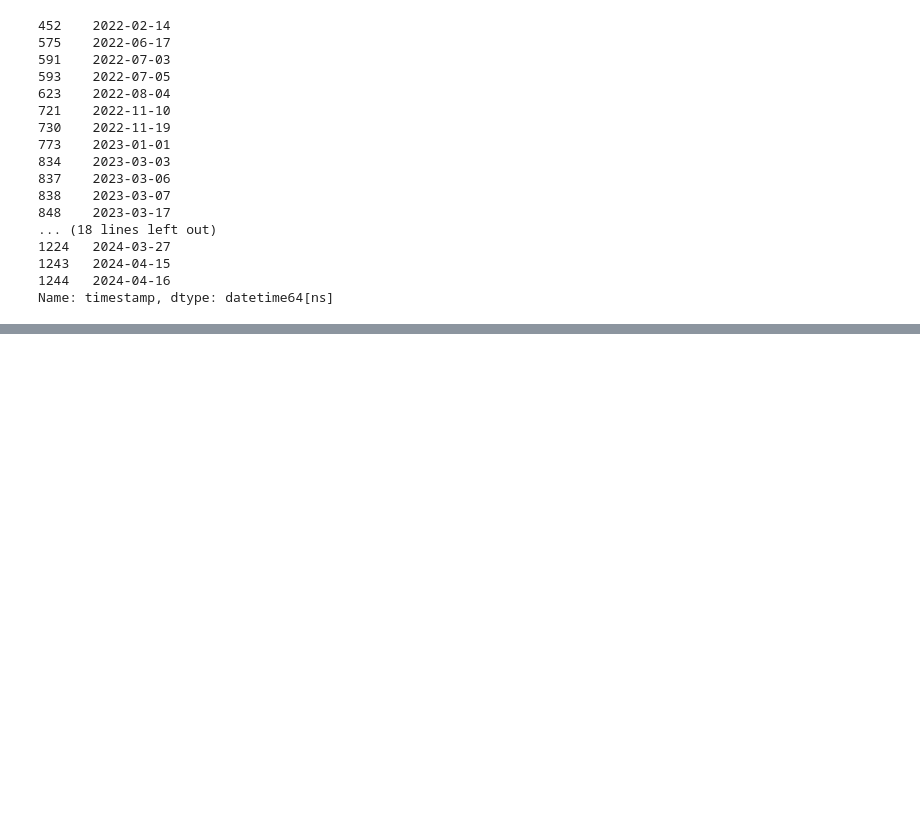
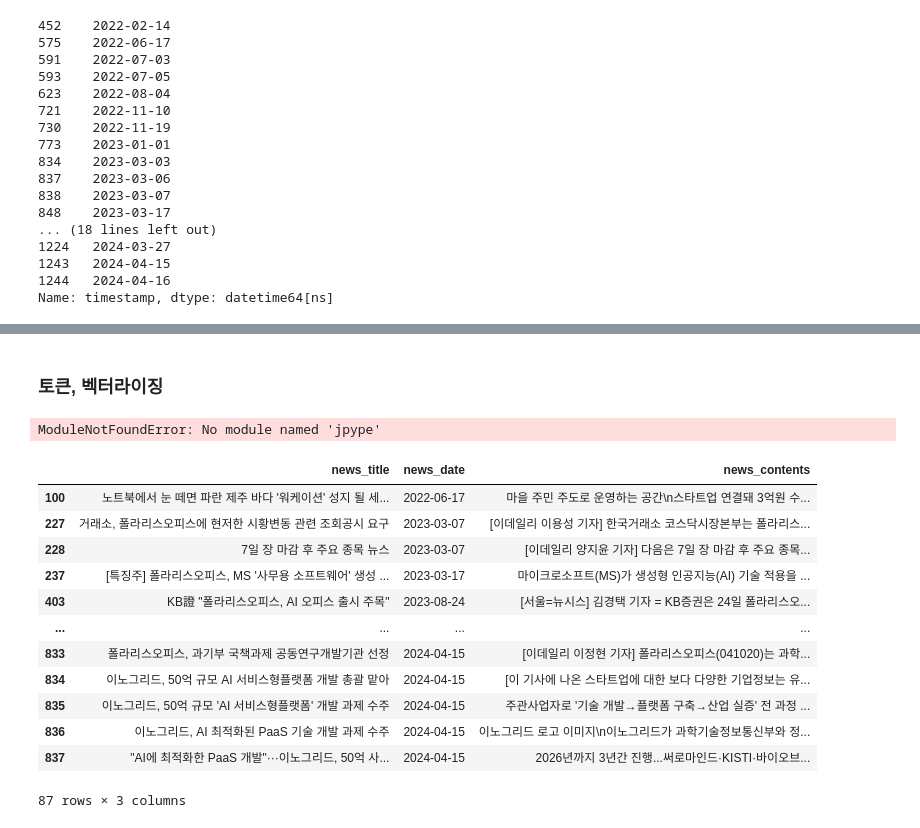
Before and after one commit to entangelk/poliris_news, a Jupyter notebook: docs/analysis/stock_analysis.ipynb, the cells around one changed output, grey strips where cells are left out. Drawn from its saved outputs; the diff is of its cells as text; code cells hidden in the pictures; blank space fills up the shorter version.

```diff
--- a/docs/analysis/stock_analysis.ipynb
+++ b/docs/analysis/stock_analysis.ipynb
@@ -223,0 +223,42 @@ Text(0.5, 1.0, '토큰 가격 상승률 10% 이상인 날짜')
+# %%
+# 영어, 한글만 선택
+import re
+
+def replace_text(text):
+    text = text.replace('\\n',' ')
+    text = re.sub(r'[^a-zA-Z가-힣\s]',' ',text)
+    return text
+# %%
+df_check_date_count['newText'] = df_check_date_count['news_title'] + ' ' + df_check_date_count['news_contents']
+df_check_date_count['newText'] = df_check_date_count['newText'].apply(replace_text)
+# %% [markdown]
+### 토큰, 벡터라이징
+# %%
+from konlpy.tag import Okt
+stopword = ['도', '는', '다', '의', '가', '이', '은', '한', '에', '하', '고', '을', '를', '인', '듯', '과', '와', '네', '들', '듯', '지', '임', '게','의','가','들','는','좀','잘','걍','과','도','를','으로','자','에','와','한','하다']
+
+# Okt 형태소 분석기 인스턴스 생성
+okt = Okt()
+
+import numpy as np
+
+
+# 토크나이징 함수 정의
+def tokenizer(raw, pos=["Noun","Alpha","Verb","Number"], stopword=stopword):
+
+  get_list = []
+
+  for word, tag in okt.pos(raw,norm=True,stem=True):
+    if len(word) <= 1:
+      word = '공란'
+
+    if tag in pos and word not in stopword:
+      get_list.append(word)
+    else:
+      get_list.append('공란')
+    pass
+
+
+  return get_list
+# %% [output]
+ModuleNotFoundError: No module named 'jpype'
@@ -223,0 +268,16 @@ Text(0.5, 1.0, '토큰 가격 상승률 10% 이상인 날짜')
+# %%
+df_check_date_count
+# %% [output]
+|  | news_title | news_date | news_contents |
+| 100 | 노트북에서 눈 떼면 파란 제주 바다 '워케이션' 성지 될 세... | 2022-06-17 | 마을 주민 주도로 운영하는 공간\n스타트업 연결돼 3억원 수... |
+| 227 | 거래소, 폴라리스오피스에 현저한 시황변동 관련 조회공시 요구 | 2023-03-07 | [이데일리 이용성 기자] 한국거래소 코스닥시장본부는 폴라리스... |
+| 228 | 7일 장 마감 후 주요 종목 뉴스 | 2023-03-07 | [이데일리 양지윤 기자] 다음은 7일 장 마감 후 주요 종목... |
+| 237 | [특징주] 폴라리스오피스, MS '사무용 소프트웨어' 생성 ... | 2023-03-17 | 마이크로소프트(MS)가 생성형 인공지능(AI) 기술 적용을 ... |
+| 403 | KB證 "폴라리스오피스, AI 오피스 출시 주목" | 2023-08-24 | [서울=뉴시스] 김경택 기자 = KB증권은 24일 폴라리스오... |
+| ... | ... | ... | ... |
+| 833 | 폴라리스오피스, 과기부 국책과제 공동연구개발기관 선정 | 2024-04-15 | [이데일리 이정현 기자] 폴라리스오피스(041020)는 과학... |
+| 834 | 이노그리드, 50억 규모 AI 서비스형플랫폼 개발 총괄 맡아 | 2024-04-15 | [이 기사에 나온 스타트업에 대한 보다 다양한 기업정보는 유... |
+| 835 | 이노그리드, 50억 규모 'AI 서비스형플랫폼' 개발 과제 수주 | 2024-04-15 | 주관사업자로 '기술 개발→플랫폼 구축→산업 실증' 전 과정 ... |
+| 836 | 이노그리드, AI 최적화된 PaaS 기술 개발 과제 수주 | 2024-04-15 | 이노그리드 로고 이미지\n이노그리드가 과학기술정보통신부와 정... |
+| 837 | "AI에 최적화한 PaaS 개발"···이노그리드, 50억 사... | 2024-04-15 | 2026년까지 3년간 진행...써로마인드·KISTI·바이오브... |
+87 rows × 3 columns
```
Also changed, not shown: parts of 6 cells of this notebook.
